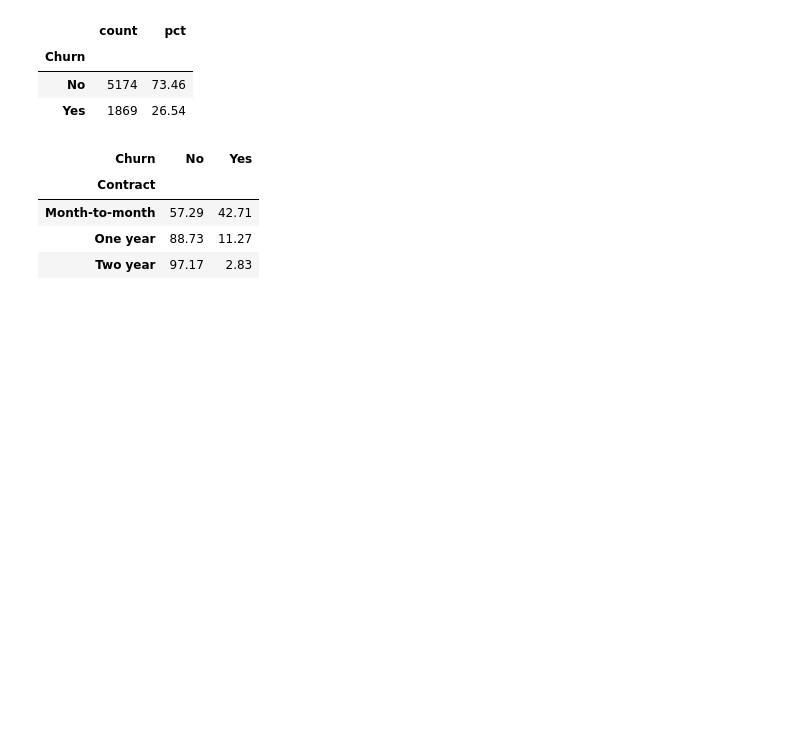
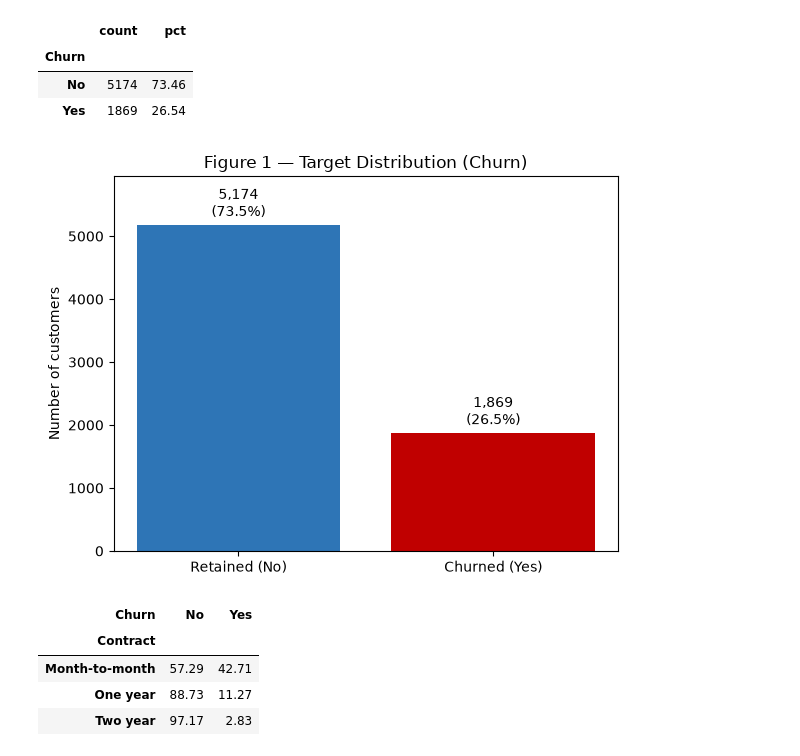
Before and after one commit to slqf25/TelcoPredict, a Jupyter notebook: notebooks/analysis.ipynb, the cells around one changed output. Saved outputs shown, nothing was run; the diff lists cells and outputs as text; code cells hidden in the pictures; blank space fills up the shorter version.

```diff
--- a/notebooks/analysis.ipynb
+++ b/notebooks/analysis.ipynb
@@ -48,6 +52,11 @@ eda.target_distribution(df_eda)
 | Churn |  |  |
 | No | 5174 | 73.46 |
 | Yes | 1869 | 26.54 |
+# %%
+# Figure 1 — Target distribution (report Section 2.5)
+fig = epl.plot_target_distribution(df_eda); plt.show()
+# %% [output]
+[figure, added]
 # %%
 eda.churn_rate_by_category(df_eda, 'Contract')
 # %% [output]
```
Also changed, not shown: parts of 30 cells of this notebook, 28 other files.
